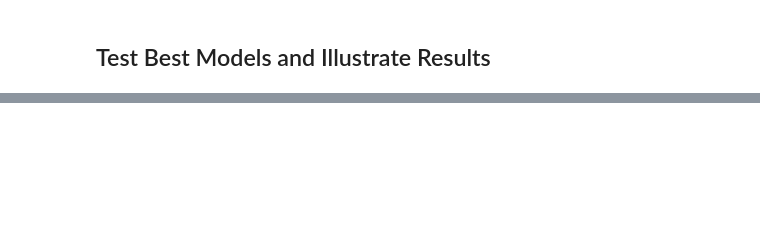
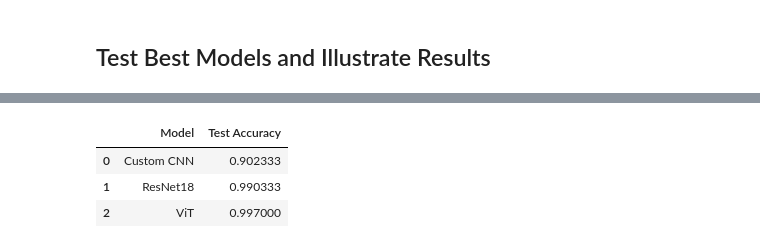
Before and after one commit to AkeemSemperDataScience/3950-project-2-group-2, a Jupyter notebook: START_Proj_2_TORCH.ipynb, the cells around one changed output, grey strips where cells are left out. Saved outputs shown, nothing was run; the diff lists cells and outputs as text; code cells hidden in the pictures; blank space fills up the shorter version.

```diff
--- a/START_Proj_2_TORCH.ipynb
+++ b/START_Proj_2_TORCH.ipynb
@@ -153,2 +452,28 @@ Classes: ['Bean', 'Bitter_Gourd', 'Bottle_Gourd', 'Brinjal', 'Broccoli', 'Cabbag
 # %% [markdown]
 ## Test Best Models and Illustrate Results
+# %%
+from sklearn.metrics import confusion_matrix, classification_report, accuracy_score
+import matplotlib.pyplot as plt
+import seaborn as sns
+
+def evaluate(model, loader):
+    model.eval()
+    y_true = []
+    y_pred = []
+
+    with torch.no_grad():
+        for inputs, labels in loader:
+            inputs, labels = inputs.to(device), labels.to(device)
+
+            outputs = model(inputs)
+            _, preds = torch.max(outputs, 1)
+
+            y_true.extend(labels.cpu().numpy())
+            y_pred.extend(preds.cpu().numpy())
+
+    return y_true, y_pred
+
+# Evaluate each model separately
+y_true_cnn, y_pred_cnn = evaluate(model_custom, test_loader_cnn)
+y_true_resnet, y_pred_resnet = evaluate(model_transfer, test_loader_resnet)
+y_true_vit, y_pred_vit = evaluate(model_uncommon, test_loader_vit)
@@ -154,0 +500,8 @@ Classes: ['Bean', 'Bitter_Gourd', 'Bottle_Gourd', 'Brinjal', 'Broccoli', 'Cabbag
+# %%
+cnn_acc = accuracy_score(y_true_cnn, y_pred_cnn)
+resnet_acc = accuracy_score(y_true_resnet, y_pred_resnet)
+vit_acc = accuracy_score(y_true_vit, y_pred_vit)
+
+print("Custom CNN Test Accuracy:", cnn_acc)
+print("ResNet18 Test Accuracy:", resnet_acc)
+print("ViT Test Accuracy:", vit_acc)
@@ -154,0 +539,14 @@ Classes: ['Bean', 'Bitter_Gourd', 'Bottle_Gourd', 'Brinjal', 'Broccoli', 'Cabbag
+# %%
+results = {
+    "Model": ["Custom CNN", "ResNet18", "ViT"],
+    "Test Accuracy": [cnn_acc, resnet_acc, vit_acc]
+}
+
+import pandas as pd
+results_df = pd.DataFrame(results)
+results_df
+# %% [output]
+|  | Model | Test Accuracy |
+| 0 | Custom CNN | 0.902333 |
+| 1 | ResNet18 | 0.990333 |
+| 2 | ViT | 0.997000 |
```
Also changed, not shown: parts of 14 cells of this notebook.
